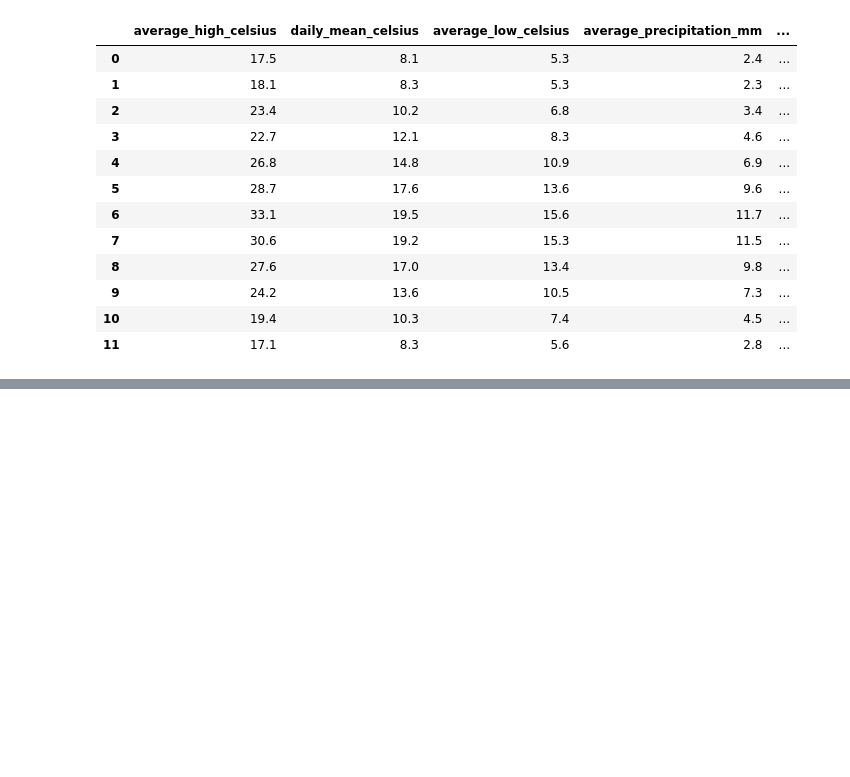
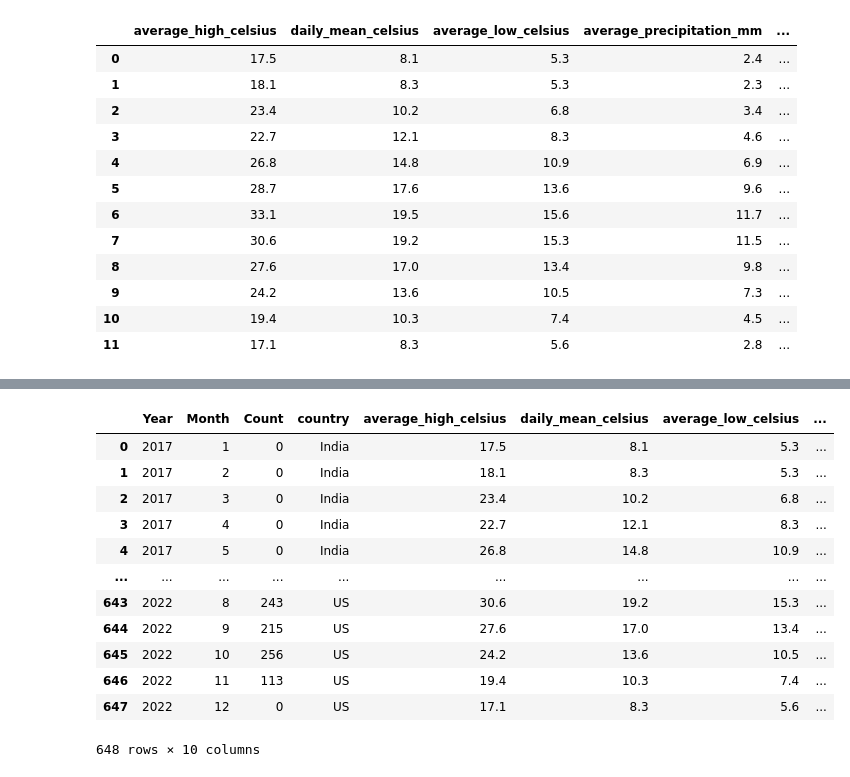
Before and after one commit to Amogh4u/ML_Ireland_tourism_prediction, a Jupyter notebook: project_code.ipynb, the cells around one changed output, grey strips where cells are left out. Drawn from its saved outputs; the diff is of its cells as text; code cells hidden in the pictures; blank space fills up the shorter version.

```diff
--- a/project_code.ipynb
+++ b/project_code.ipynb
@@ -85,6 +67,0 @@ df = pd.read_csv("GoogleTrends/India_searching_Ireland.csv")
-# %%
-df.Date = pd.to_datetime(df.Date, dayfirst=True)
-# %%
-df['year']= df['Date'].dt.year
-df['month']= df['Date'].dt.month
-df
@@ -135,0 +68,2 @@ new_df
+# %%
+df = df.drop(df.columns[0], axis=1)
@@ -135,0 +116,20 @@ new_df
+# %%
+def country_origin(csv_file, country):
+    df = pd.read_csv(csv_file).reset_index()
+    df['country'] = country
+    df = df.drop(df.columns[0], axis = 1)
+    df = df.drop(df.columns[0], axis=1)
+    return df
+
+df_trend_India = country_origin('GoogleTrends/India_searching_Irelandby_month.csv','India')
+df_trend_Australia = country_origin('GoogleTrends/Australia_searching_Irelandby_month.csv','Australia')
+df_trend_Canada = country_origin('GoogleTrends/Canada_searching_Irelandby_month.csv','Canada')
+df_trend_China = country_origin('GoogleTrends/China_searching_Irelandby_month.csv','China')
+df_trend_Germany = country_origin('GoogleTrends/Germany_searching_Irelandby_month.csv','Germany')
+df_trend_Italy = country_origin('GoogleTrends/Italy_searching_Irelandby_month.csv','Italy')
+df_trend_Spain = country_origin('GoogleTrends/Spain_searching_Irelandby_month.csv','Spain')
+df_trend_UK = country_origin('GoogleTrends/UK_searching_Irelandby_month.csv','UK')
+df_trend_US = country_origin('GoogleTrends/US_searching_Irelandby_month.csv','US')
+
+df_trend = pd.concat([df_trend_India, df_trend_Australia, df_trend_Canada, df_trend_China, df_trend_Germany, df_trend_Italy, df_trend_Spain, df_trend_UK, df_trend_US])
+df_trend
@@ -135,0 +150,18 @@ new_df
+# %%
+#Megring code
+df_tourist_full = pd.merge(df_trend, df_temperature,how='left', on=['Month'])
+df_tourist_full
+# %% [output]
+|  | Year | Month | Count | country | average_high_celsius | daily_mean_celsius | average_low_celsius | ... |
+| 0 | 2017 | 1 | 0 | India | 17.5 | 8.1 | 5.3 | ... |
+| 1 | 2017 | 2 | 0 | India | 18.1 | 8.3 | 5.3 | ... |
+| 2 | 2017 | 3 | 0 | India | 23.4 | 10.2 | 6.8 | ... |
+| 3 | 2017 | 4 | 0 | India | 22.7 | 12.1 | 8.3 | ... |
+| 4 | 2017 | 5 | 0 | India | 26.8 | 14.8 | 10.9 | ... |
+| ... | ... | ... | ... | ... | ... | ... | ... | ... |
+| 643 | 2022 | 8 | 243 | US | 30.6 | 19.2 | 15.3 | ... |
+| 644 | 2022 | 9 | 215 | US | 27.6 | 17.0 | 13.4 | ... |
+| 645 | 2022 | 10 | 256 | US | 24.2 | 13.6 | 10.5 | ... |
+| 646 | 2022 | 11 | 113 | US | 19.4 | 10.3 | 7.4 | ... |
+| 647 | 2022 | 12 | 0 | US | 17.1 | 8.3 | 5.6 | ... |
+648 rows × 10 columns
```
Also changed, not shown: parts of 17 cells of this notebook, 2 other files.
